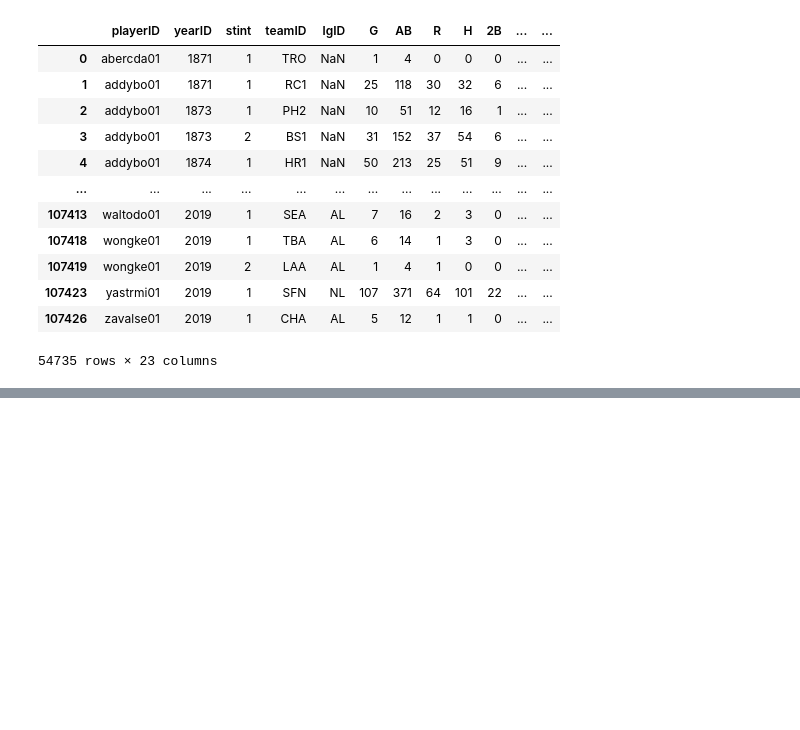
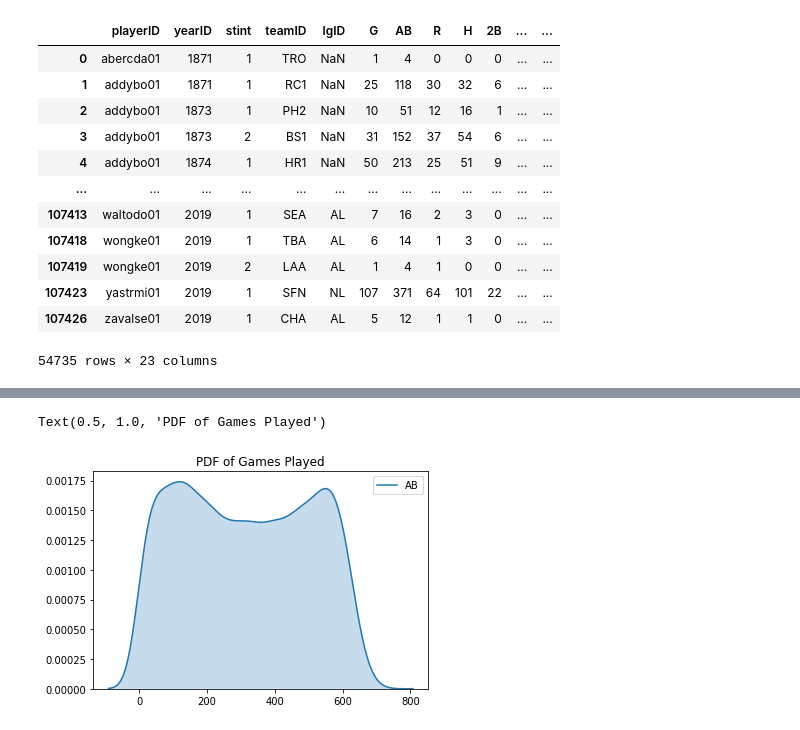
Before and after one commit to imartinez96/mlb-player-salary, a Jupyter notebook: SalaryProject.ipynb, the cells around one changed output, grey strips where cells are left out. Drawn from its saved outputs; the diff is of its cells as text; code cells hidden in the pictures; blank space fills up the shorter version.

```diff
--- a/SalaryProject.ipynb
+++ b/SalaryProject.ipynb
@@ -137,0 +278,6 @@ batting_stats
+# %%
+sns.kdeplot(batting_all.AB, shade=True)
+plt.title("PDF of ")
+# %% [output]
+Text(0.5, 1.0, 'PDF of Games Played')
+[figure, added]
```
Also changed, not shown: parts of 33 cells of this notebook.
